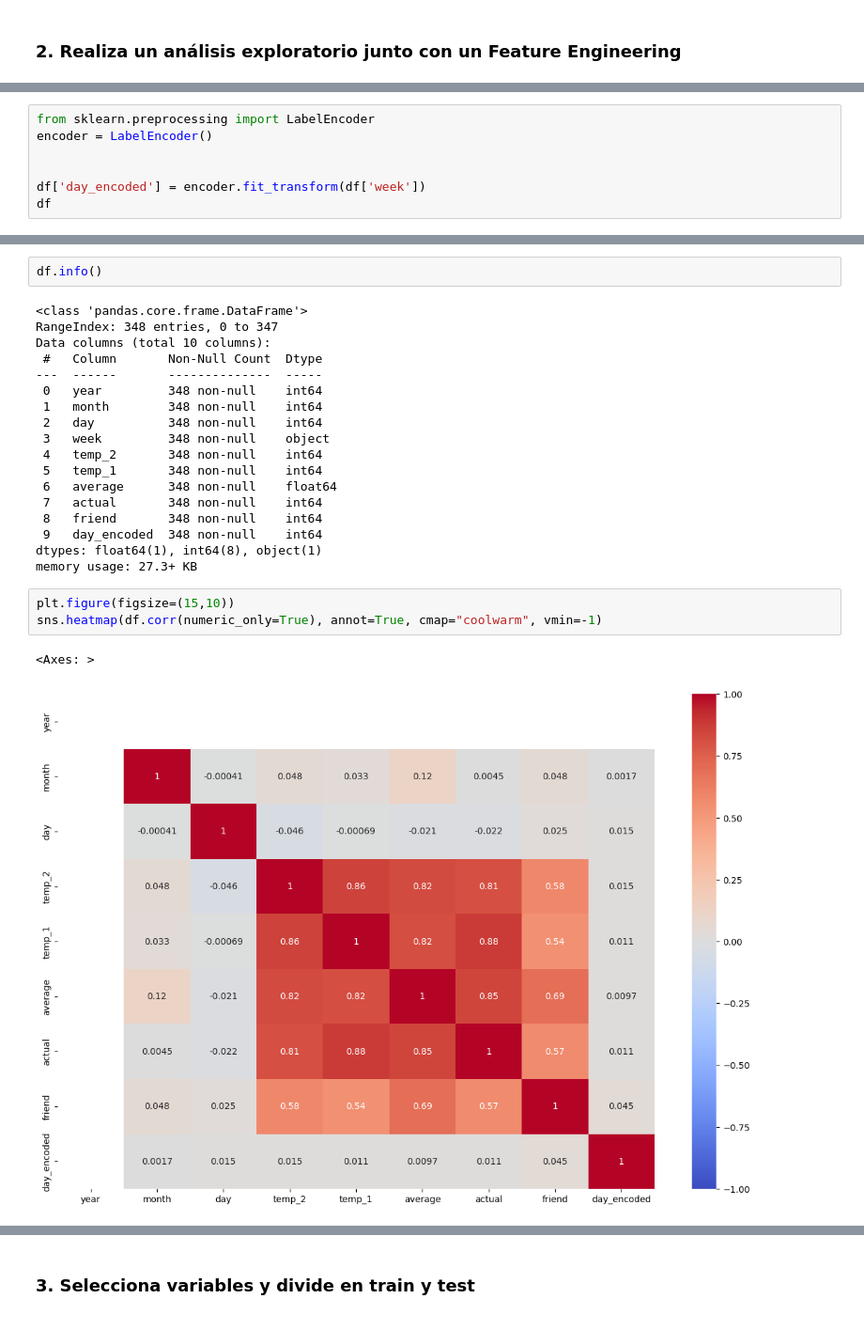
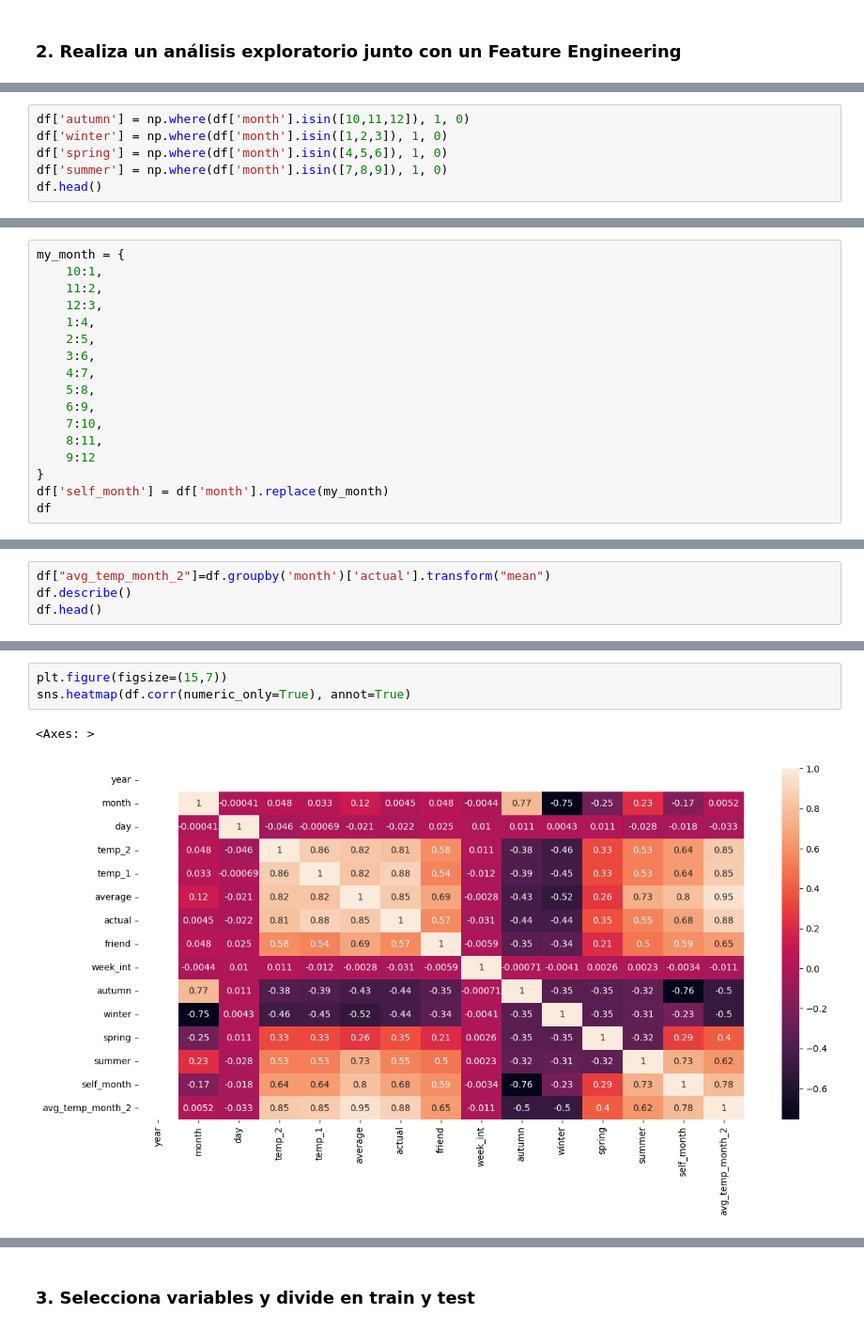
Before and after one commit to Andrea3677/ONLINE_DS_THEBRIDGE_OK, a Jupyter notebook: 3-Machine_Learning/1-Supervisado/3-RegorClass/5-Decision_Trees/ejercicio/DTrees_reg_class.ipynb, the cells around one changed output, grey strips where cells are left out. Shown at 94% size. Cells and saved outputs as stored; diff of their text form.

```diff
--- a/3-Machine_Learning/1-Supervisado/3-RegorClass/5-Decision_Trees/ejercicio/DTrees_reg_class.ipynb
+++ b/3-Machine_Learning/1-Supervisado/3-RegorClass/5-Decision_Trees/ejercicio/DTrees_reg_class.ipynb
@@ -28,0 +144,6 @@ df = pd.read_csv('data/temps.csv')
+# %%
+df['autumn'] = np.where(df['month'].isin([10,11,12]), 1, 0)
+df['winter'] = np.where(df['month'].isin([1,2,3]), 1, 0)
+df['spring'] = np.where(df['month'].isin([4,5,6]), 1, 0)
+df['summer'] = np.where(df['month'].isin([7,8,9]), 1, 0)
+df.head()
@@ -28,0 +179,17 @@ df = pd.read_csv('data/temps.csv')
+# %%
+my_month = {
+    10:1,
+    11:2,
+    12:3,
+    1:4,
+    2:5,
+    3:6,
+    4:7,
+    5:8,
+    6:9,
+    7:10,
+    8:11,
+    9:12
+}
+df['self_month'] = df['month'].replace(my_month)
+df
@@ -28,0 +252,4 @@ df = pd.read_csv('data/temps.csv')
+# %%
+df["avg_temp_month_2"]=df.groupby('month')['actual'].transform("mean")
+df.describe()
+df.head()
@@ -57,7 +283,0 @@ memory usage: 24.6+ KB
-# %%
-from sklearn.preprocessing import LabelEncoder
-encoder = LabelEncoder()
-
-
-df['day_encoded'] = encoder.fit_transform(df['week'])
-df
@@ -78,26 +284,6 @@ df
-# %%
-df.info()
-# %% [output]
-<class 'pandas.core.frame.DataFrame'>
-RangeIndex: 348 entries, 0 to 347
-Data columns (total 10 columns):
- #   Column       Non-Null Count  Dtype
----  ------       --------------  -----
- 0   year         348 non-null    int64
- 1   month        348 non-null    int64
- 2   day          348 non-null    int64
- 3   week         348 non-null    object
- 4   temp_2       348 non-null    int64
- 5   temp_1       348 non-null    int64
- 6   average      348 non-null    float64
- 7   actual       348 non-null    int64
- 8   friend       348 non-null    int64
- 9   day_encoded  348 non-null    int64
-dtypes: float64(1), int64(8), object(1)
-memory usage: 27.3+ KB
 # %%
-plt.figure(figsize=(15,10))
-sns.heatmap(df.corr(numeric_only=True), annot=True, cmap="coolwarm", vmin=-1)
+plt.figure(figsize=(15,7))
+sns.heatmap(df.corr(numeric_only=True), annot=True)
 # %% [output]
 <Axes: >
-[figure, old version]
+[figure, new version]
```
Also changed, not shown: parts of 94 cells of this notebook, 24 other files.
